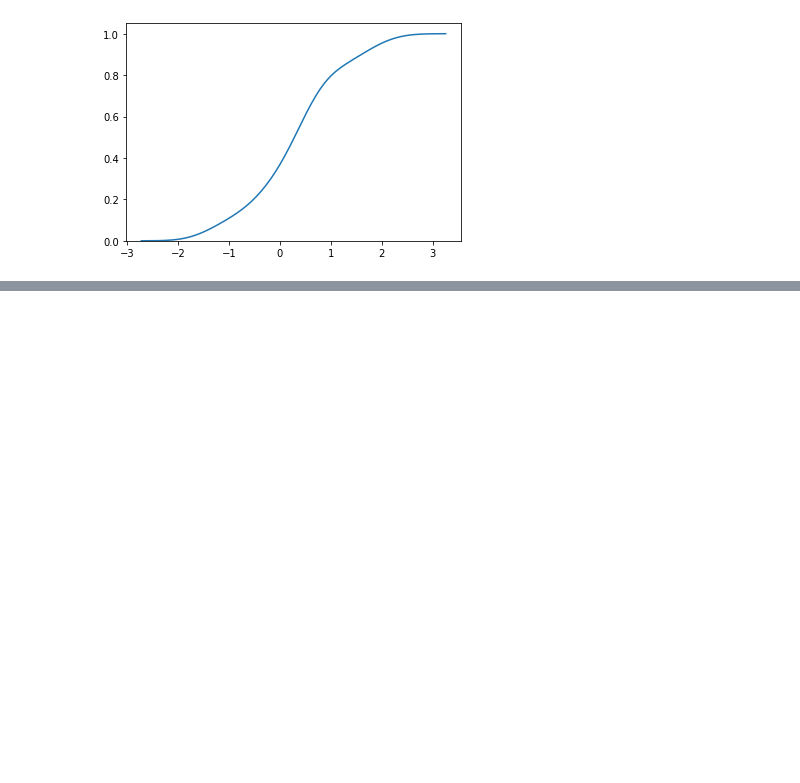
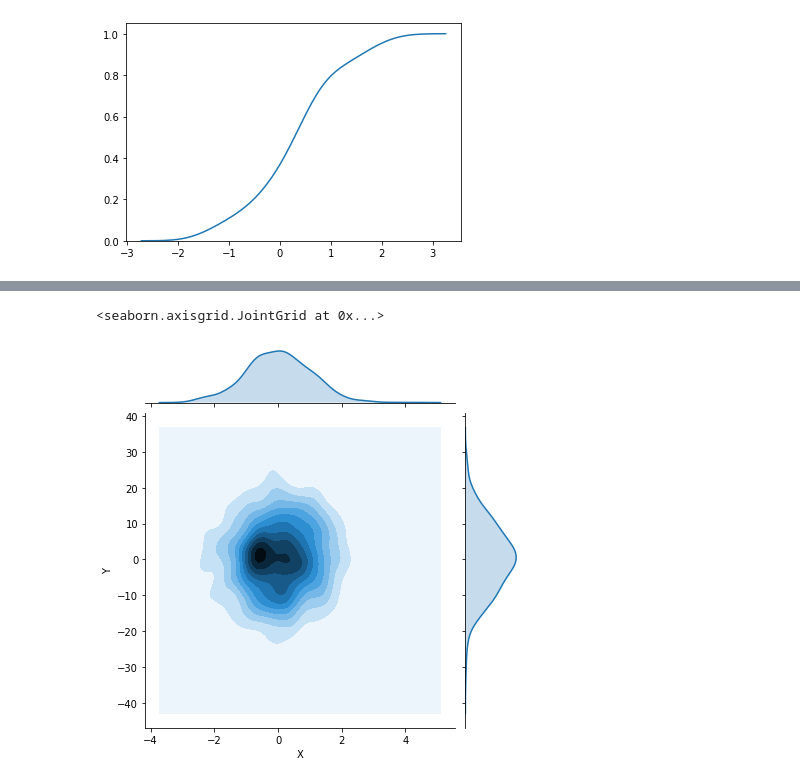
Before and after one commit to fujispooo/datascience, a Jupyter notebook: Lec49.ipynb, the cells around one changed output, grey strips where cells are left out. Saved outputs shown, nothing was run; the diff lists cells and outputs as text; code cells hidden in the pictures; blank space fills up the shorter version.

```diff
--- a/Lec49.ipynb
+++ b/Lec49.ipynb
@@ -123,0 +142,5 @@ sns.kdeplot(dframe)
+# %%
+sns.jointplot('X','Y',dframe,kind='kde')
+# %% [output]
+<seaborn.axisgrid.JointGrid at 0x...>
+[figure, added]
```
Also changed, not shown: parts of 10 cells of this notebook, 1 other file.
